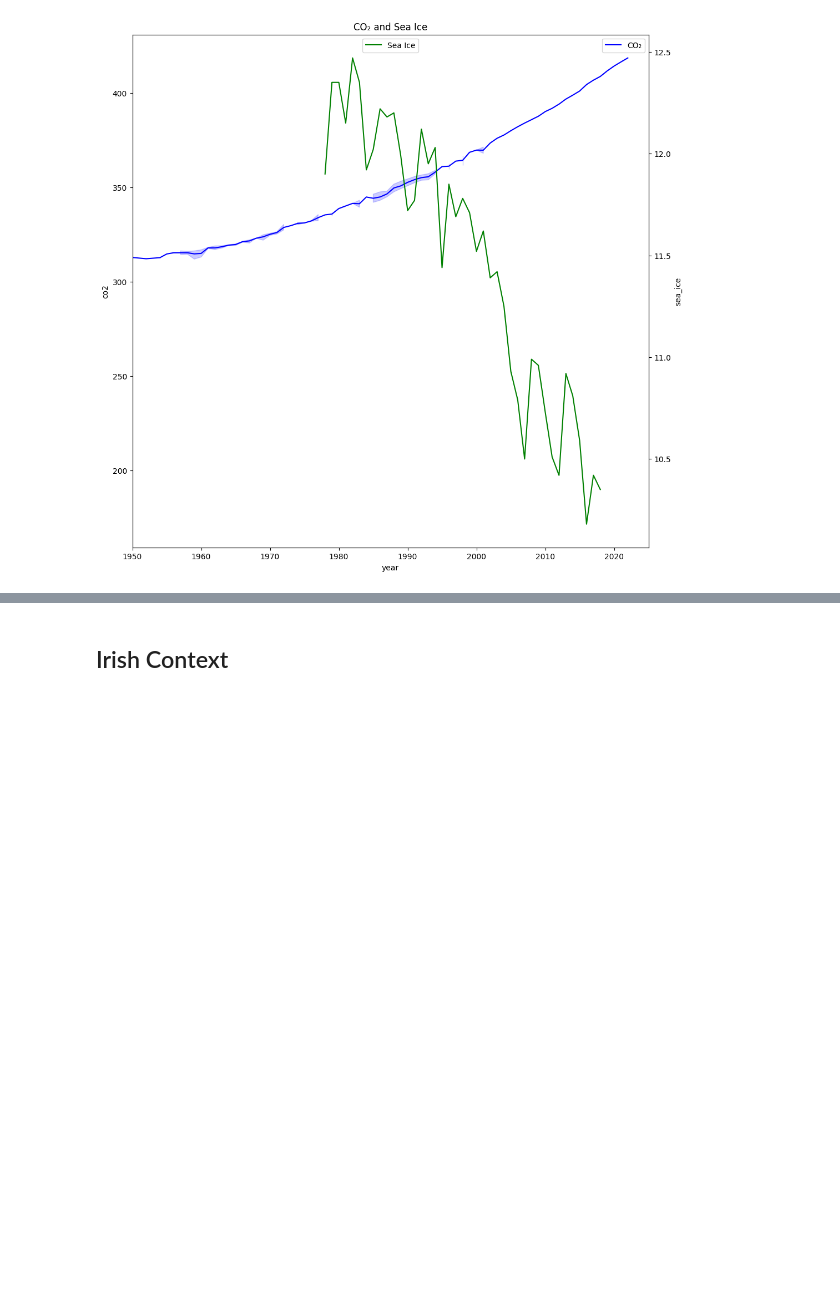
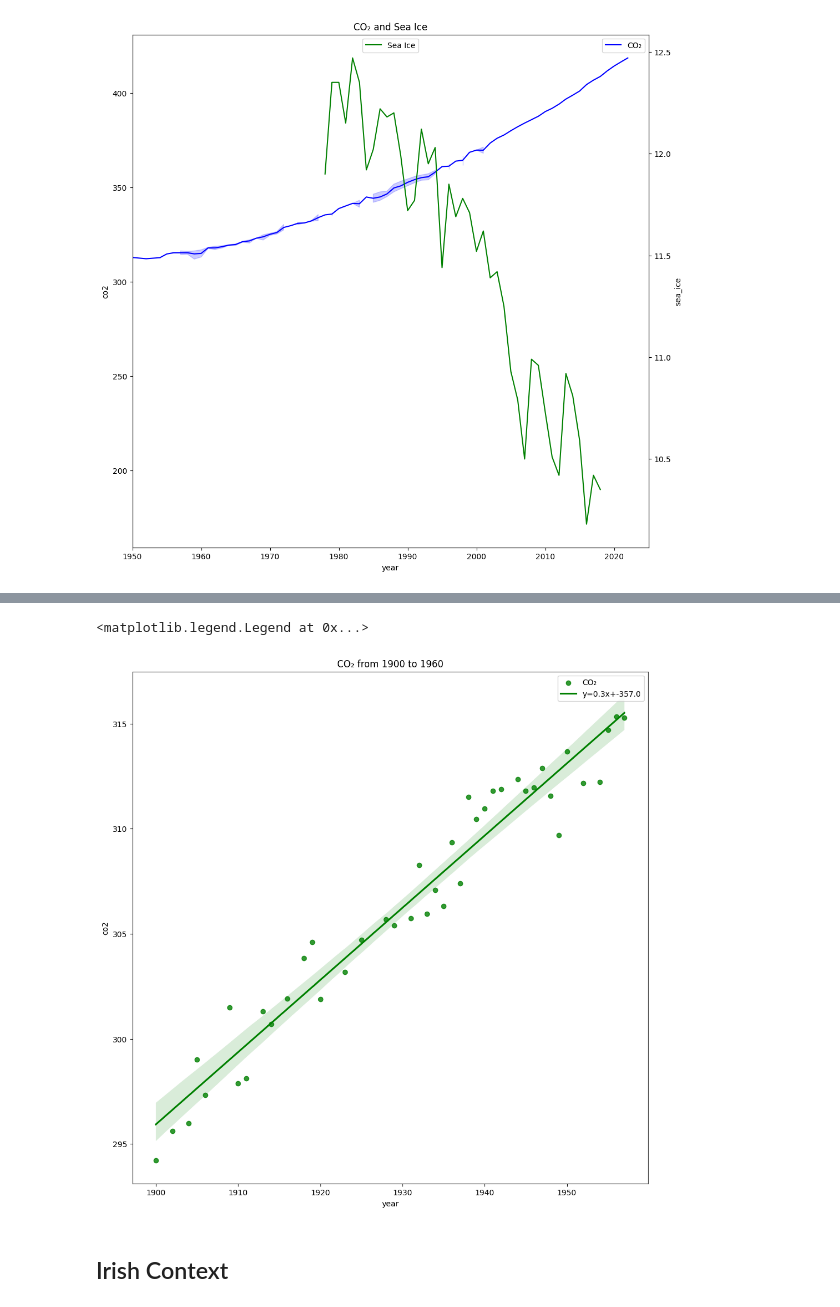
Before and after one commit to rachel-king4/PfDA_Assignment_2, a Jupyter notebook: pfda_assignment_2.ipynb, the cells around one changed output, grey strips where cells are left out. Saved outputs shown, nothing was run; the diff lists cells and outputs as text; code cells hidden in the pictures; blank space fills up the shorter version.

```diff
--- a/pfda_assignment_2.ipynb
+++ b/pfda_assignment_2.ipynb
@@ -269,3 +310,15 @@ plt.legend(loc='upper center')
+# %%
+mask = ~np.isnan(temp_CO2_from_1900to1960['year']) & ~np.isnan(temp_CO2_from_1900to1960['co2'])
+slope4, intercept4, r_value4, p_value4, std_err4 = stats.linregress(temp_CO2_from_1900to1960['year'][mask],temp_CO2_from_1900to1960['co2'][mask])
+
+# to plot a regression plot of Temperature and Sea Ice with regression equation
+fig, ax1 = plt.subplots(figsize=(12,12))
+sns.regplot(x="year", y="co2", data=temp_CO2_from_1900to1960, color="g", ax=ax1, label="CO₂", line_kws={'label':"y={0:.1f}x+{1:.1f}".format(slope4,intercept4)})
+plt.title("CO₂ from 1900 to 1960")
+ax1.legend()
+# %% [output]
+<matplotlib.legend.Legend at 0x...>
+[figure, added]
 # %% [markdown]
 ## Irish Context
 # %% [markdown]
```
Also changed, not shown: parts of 17 cells of this notebook.
